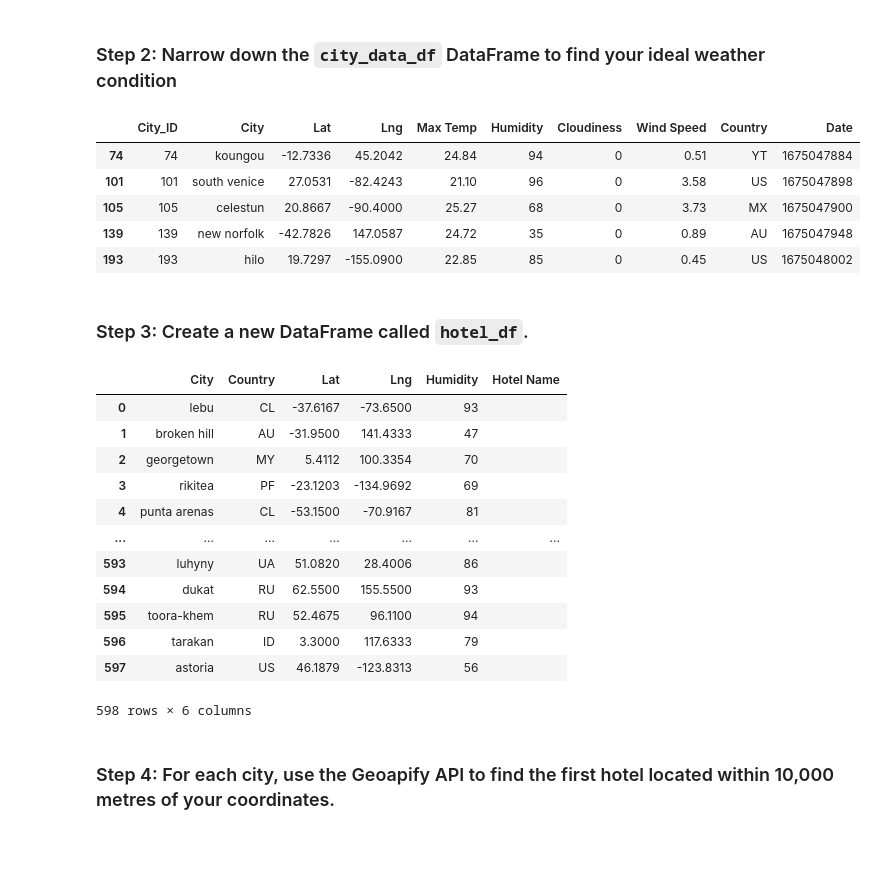
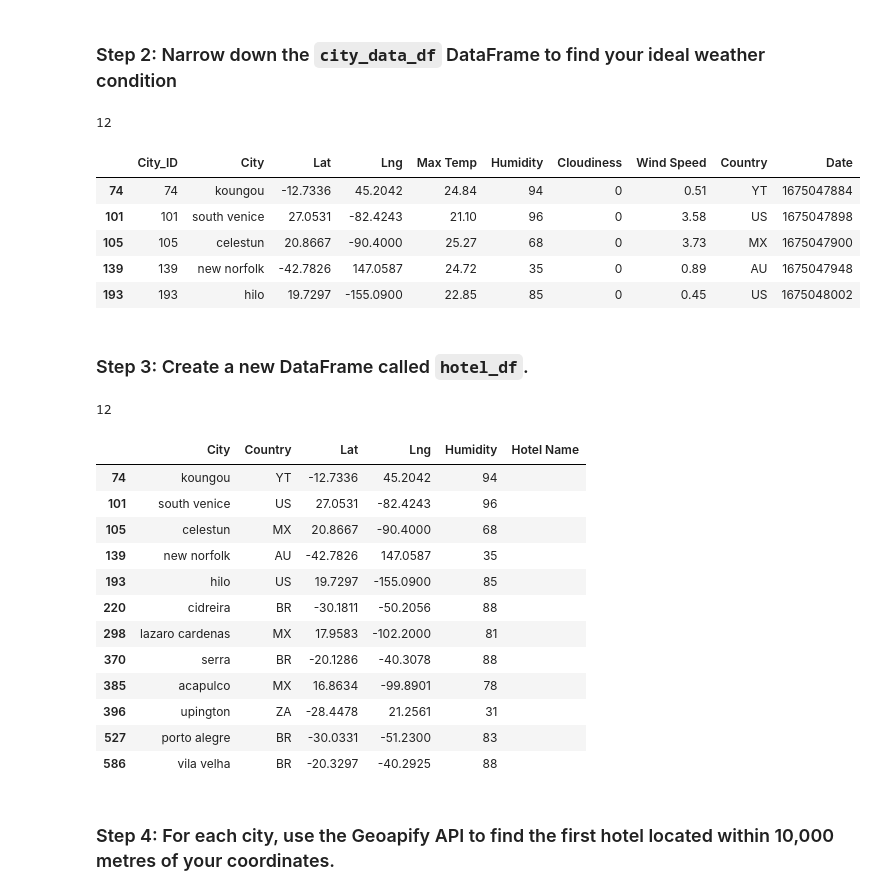
Before and after one commit to Vang59/Python_api_challenge, a Jupyter notebook: WeatherPy/VacationPy.ipynb, the cells around one changed output. Drawn from its saved outputs; the diff is of its cells as text; code cells hidden in the pictures; blank space fills up the shorter version.

```diff
--- a/WeatherPy/VacationPy.ipynb
+++ b/WeatherPy/VacationPy.ipynb
@@ -68,8 +68,10 @@ df = city_data_df.loc[(city_data_df["Max Temp"] <= 27) & (city_data_df["Max Temp
 df = df.dropna(how="any")
 
 # Display sample data
+print(len(df))
 df.head()
 # %% [output]
+12
 |  | City_ID | City | Lat | Lng | Max Temp | Humidity | Cloudiness | Wind Speed | Country | Date |
 | 74 | 74 | koungou | -12.7336 | 45.2042 | 24.84 | 94 | 0 | 0.51 | YT | 1675047884 |
 | 101 | 101 | south venice | 27.0531 | -82.4243 | 21.10 | 96 | 0 | 3.58 | US | 1675047898 |
@@ -80,27 +82,29 @@ df.head()
 ### Step 3: Create a new DataFrame called `hotel_df`.
 # %%
 # Use the Pandas copy function to create DataFrame called hotel_df to store the city, country, coordinates, and humidity
-hotel_df = city_data_df[["City", "Country", "Lat", "Lng", "Humidity"]].copy()
+hotel_df = df[["City", "Country", "Lat", "Lng", "Humidity"]].copy()
 
 # Add an empty column, "Hotel Name," to the DataFrame so you can store the hotel found using the Geoapify API
 hotel_df["Hotel Name"] = ""
 
 # Display sample data
+print(len(hotel_df))
 hotel_df
 # %% [output]
+12
 |  | City | Country | Lat | Lng | Humidity | Hotel Name |
-| 0 | lebu | CL | -37.6167 | -73.6500 | 93 |  |
-| 1 | broken hill | AU | -31.9500 | 141.4333 | 47 |  |
-| 2 | georgetown | MY | 5.4112 | 100.3354 | 70 |  |
-| 3 | rikitea | PF | -23.1203 | -134.9692 | 69 |  |
-| 4 | punta arenas | CL | -53.1500 | -70.9167 | 81 |  |
-| ... | ... | ... | ... | ... | ... | ... |
-| 593 | luhyny | UA | 51.0820 | 28.4006 | 86 |  |
-| 594 | dukat | RU | 62.5500 | 155.5500 | 93 |  |
-| 595 | toora-khem | RU | 52.4675 | 96.1100 | 94 |  |
-| 596 | tarakan | ID | 3.3000 | 117.6333 | 79 |  |
-| 597 | astoria | US | 46.1879 | -123.8313 | 56 |  |
+| 74 | koungou | YT | -12.7336 | 45.2042 | 94 |  |
+| 101 | south venice | US | 27.0531 | -82.4243 | 96 |  |
+| 105 | celestun | MX | 20.8667 | -90.4000 | 68 |  |
+| 139 | new norfolk | AU | -42.7826 | 147.0587 | 35 |  |
+| 193 | hilo | US | 19.7297 | -155.0900 | 85 |  |
+| 220 | cidreira | BR | -30.1811 | -50.2056 | 88 |  |
+| 298 | lazaro cardenas | MX | 17.9583 | -102.2000 | 81 |  |
+| 370 | serra | BR | -20.1286 | -40.3078 | 88 |  |
+| 385 | acapulco | MX | 16.8634 | -99.8901 | 78 |  |
+| 396 | upington | ZA | -28.4478 | 21.2561 | 31 |  |
+| 527 | porto alegre | BR | -30.0331 | -51.2300 | 83 |  |
+| 586 | vila velha | BR | -20.3297 | -40.2925 | 88 |  |
-598 rows × 6 columns
 # %% [markdown]
 ### Step 4: For each city, use the Geoapify API to find the first hotel located within 10,000 metres of your coordinates.
 # %%
```
Also changed, not shown: parts of 1 cell of this notebook.
